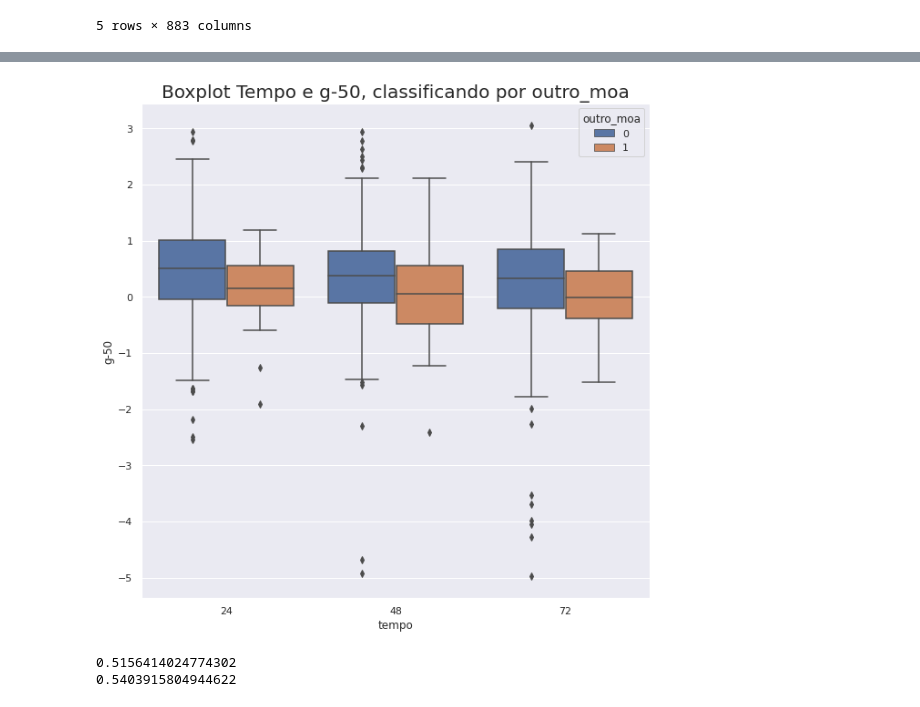
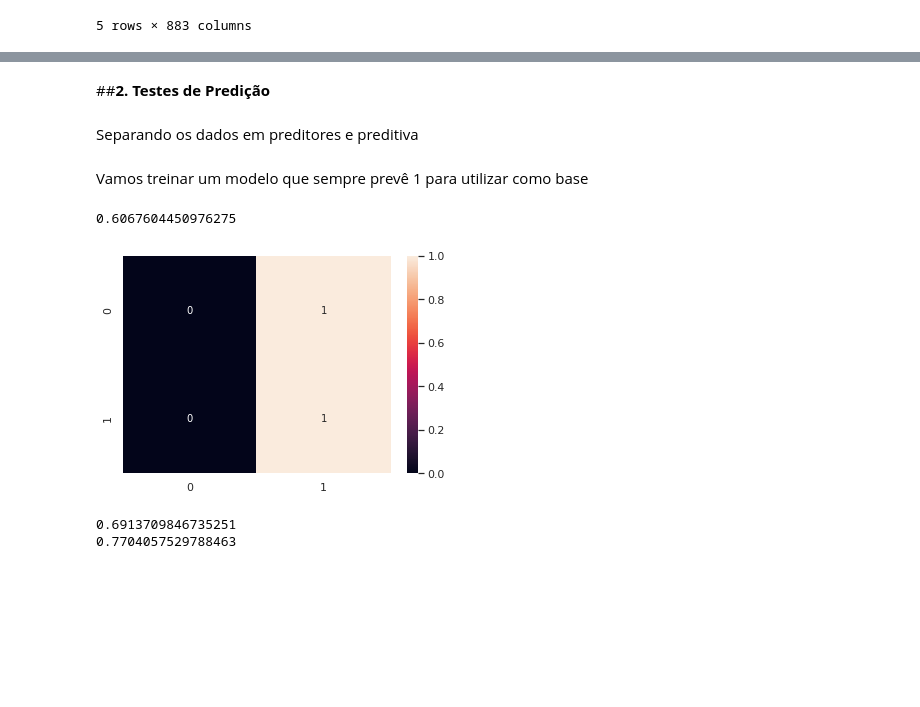
Before and after one commit to Gabrielvinicius27/imersao-dados-desafio-final, a Jupyter notebook: DesafioFinal_ImersaoDadosAlura.ipynb, the cells around one changed output, grey strips where cells are left out. Cells and saved outputs as stored; diff of their text form; code cells hidden in the pictures; blank space fills up the shorter version.

```diff
--- a/DesafioFinal_ImersaoDadosAlura.ipynb
+++ b/DesafioFinal_ImersaoDadosAlura.ipynb
@@ -416,7 +432,0 @@ gene_maior_corr = dados_combinados.loc[:,'g-0':'g-771'].corrwith(dados_combinado
-# %%
-sns.set()
-plt.figure(figsize = (10,10))
-ax = sns.boxplot(data = dados_combinados.query('composto in @compostos'), x = 'tempo', y = gene_maior_corr, hue='inhibitor')
-ax.set_title('Boxplot Tempo e {}, classificando por inhibitor'.format(gene_maior_corr),
-             fontdict = {'fontsize':20})
-plt.show()
@@ -441,7 +432,0 @@ gene_maior_corr = dados_combinados.loc[:,'g-0':'g-771'].corrwith(dados_combinado
-# %%
-sns.set()
-plt.figure(figsize = (10,10))
-ax = sns.boxplot(data = dados_combinados.query('composto in @compostos'), x = 'tempo', y = gene_maior_corr, hue='antagonist')
-ax.set_title('Boxplot Tempo e {}, classificando por antagonist'.format(gene_maior_corr),
-             fontdict = {'fontsize':20})
-plt.show()
@@ -491,9 +433,4 @@ gene_maior_corr = dados_combinados.loc[:,'g-0':'g-771'].corrwith(dados_combinado
-# %%
-sns.set()
-plt.figure(figsize = (10,10))
-ax = sns.boxplot(data = dados_combinados.query('composto in @compostos'), x = 'tempo', y = gene_maior_corr, hue='outro_moa')
-ax.set_title('Boxplot Tempo e {}, classificando por outro_moa'.format(gene_maior_corr),
-             fontdict = {'fontsize':20})
-plt.show()
-# %% [output]
-[figure, removed]
+# %% [markdown]
+##**2. Testes de Predição**
+# %% [markdown]
+Separando os dados em preditores e preditiva
@@ -500,30 +444,42 @@ plt.show()
+# %% [markdown]
+Vamos treinar um modelo que sempre prevê 1 para utilizar como base
+# %%
+from sklearn.dummy import DummyClassifier
+
+modelo_dummy = DummyClassifier('most_frequent')
+modelo_dummy.fit(X_train, y_train)
+y_pred = modelo_dummy.predict(X_test)
+
+print(accuracy_score(y_test, y_pred))
+
+from sklearn.metrics import confusion_matrix,  plot_confusion_matrix
+sns.heatmap(confusion_matrix(y_test,
+                             y_pred, normalize='true'),
+            annot=True, annot_kws={"size": 10})
+plt.show()
+# %% [output]
+0.6067604450976275
+[figure, added]
 # %%
 from sklearn.multioutput import MultiOutputClassifier
 from sklearn.ensemble import RandomForestClassifier
 from sklearn.dummy import DummyClassifier
 from sklearn.metrics import accuracy_score
-from sklearn.model_selection import train_test_split
 import xgboost as xgb
 
-X = pd.get_dummies(dados_combinados.drop(['ativo_moa','composto','n_moa','id',
-                                          'inhibitor', 'antagonist', 'agonist',
-                                          'outro_moa'],
-                                         axis=1), columns=['tratamento', 'dose', 'tempo'])
-y = dados_combinados[['inhibitor', 'antagonist', 'agonist', 'outro_moa']]
 X_train, X_test, y_train, y_test = train_test_split(X, y, test_size=.2,
                                                     random_state=376,
                                                     stratify = y)
-forest =xgb. XGBClassifier(random_state=1, verbose=1,
-                                max_depth=3)
-multi_target_forest = MultiOutputClassifier(forest, n_jobs=-1)
-multi_target_forest.fit(X_train, y_train)
-y_predTrain = multi_target_forest.predict(X_train)
-y_pred = multi_target_forest.predict(X_test)
+forest = xgb.XGBClassifier(random_state=1, verbose=1, eta = '.05',
+                                max_depth=5)
+forest.fit(X_train, y_train)
+y_predTrain = forest.predict(X_train)
+y_pred = forest.predict(X_test)
 
 print(accuracy_score(y_test, y_pred))
 print(accuracy_score(y_train, y_predTrain))
 # %% [output]
-0.5156414024774302
-0.5403915804944622
+0.6913709846735251
+0.7704057529788463
 # %%
 from sklearn.metrics import confusion_matrix,  plot_confusion_matrix
```
Also changed, not shown: parts of 23 cells of this notebook.
